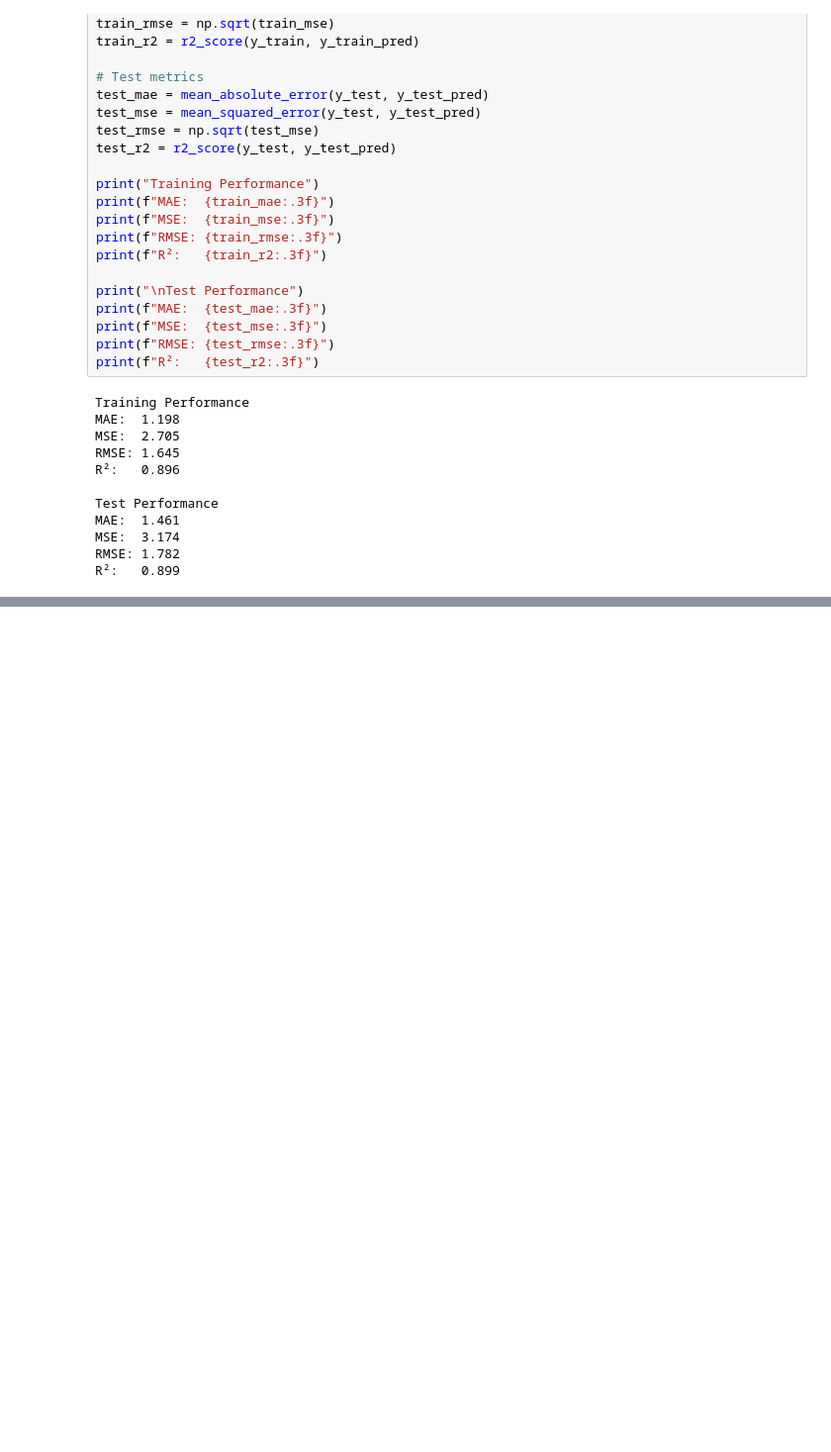
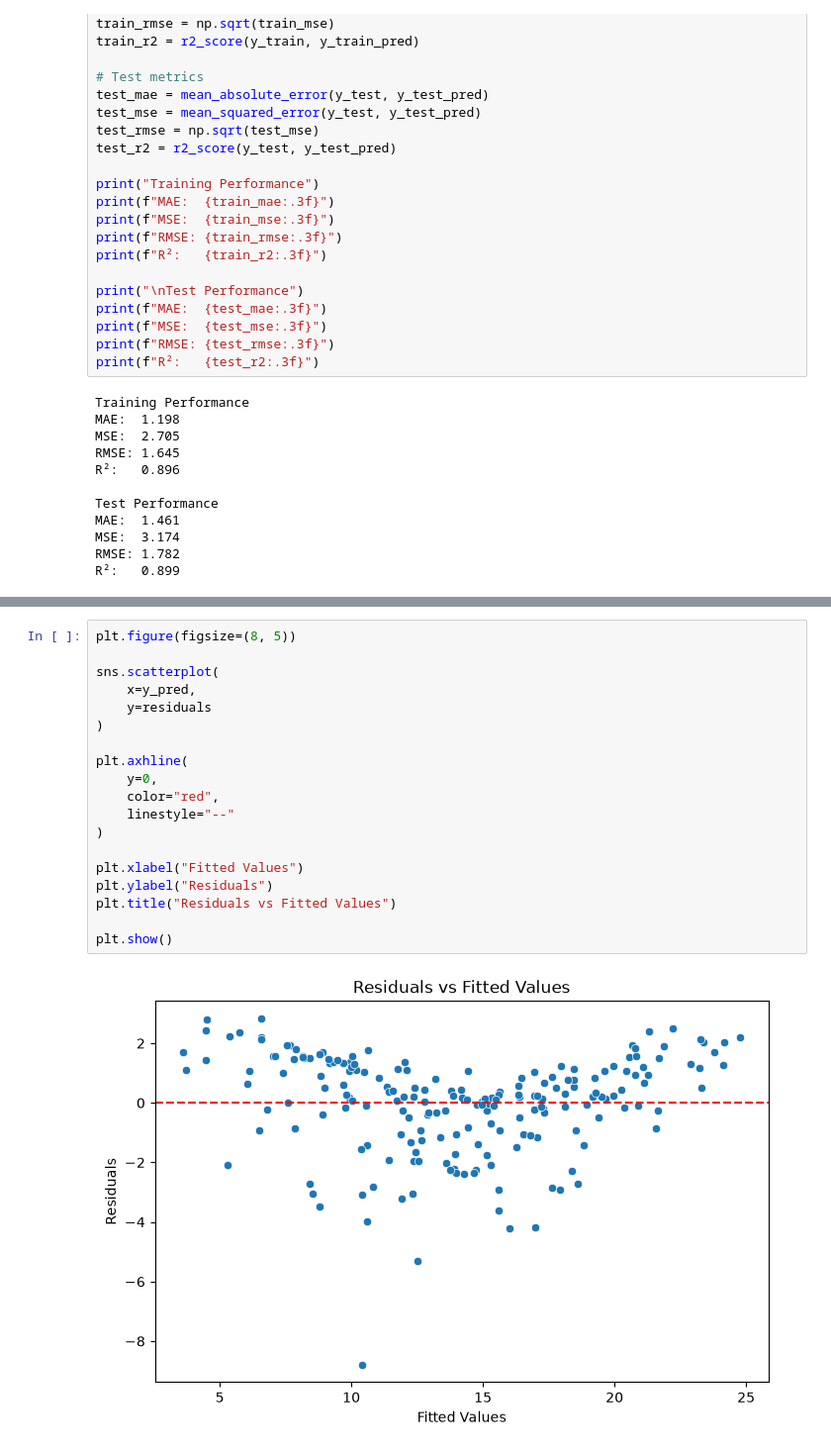
Before and after one commit to Gopi-6091/advertising-regression, a Jupyter notebook: notebooks/01_data_understanding.ipynb, the cells around one changed output, grey strips where cells are left out. Shown at 99% size. Cells and saved outputs as stored; diff of their text form; blank space fills up the shorter version.

```diff
--- a/notebooks/01_data_understanding.ipynb
+++ b/notebooks/01_data_understanding.ipynb
@@ -1008,0 +1136,21 @@ Notes:
+# %%
+plt.figure(figsize=(8, 5))
+
+sns.scatterplot(
+    x=y_pred,
+    y=residuals
+)
+
+plt.axhline(
+    y=0,
+    color="red",
+    linestyle="--"
+)
+
+plt.xlabel("Fitted Values")
+plt.ylabel("Residuals")
+plt.title("Residuals vs Fitted Values")
+
+plt.show()
+# %% [output]
+[figure, added]
```
Also changed, not shown: parts of 30 cells of this notebook, 4 other files.
